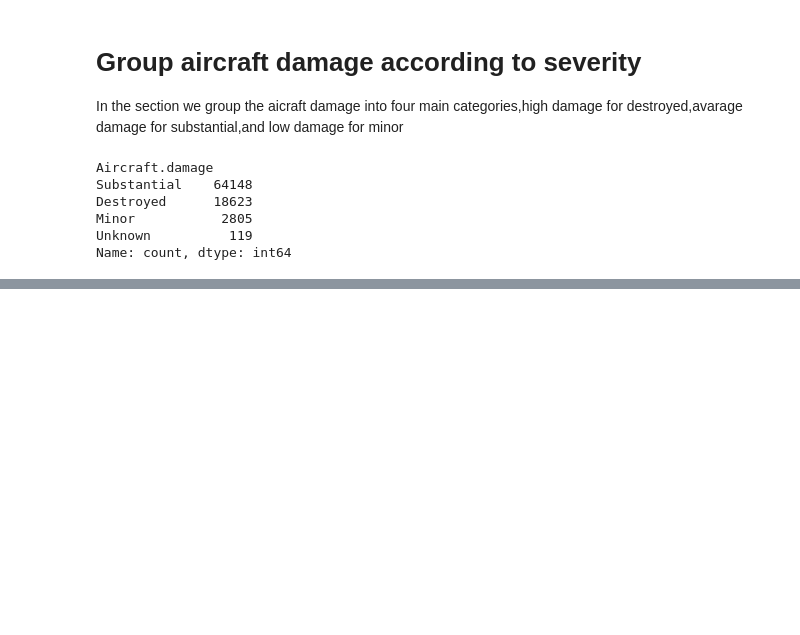
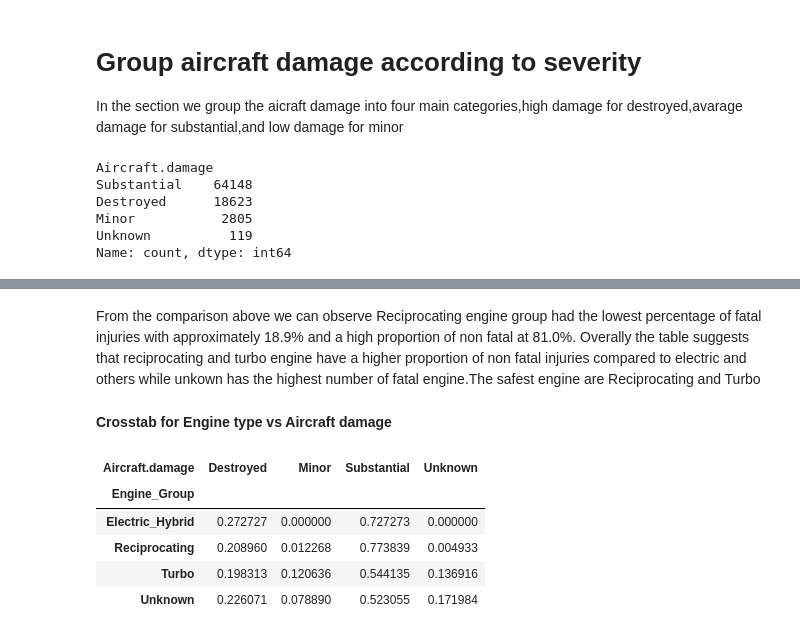
Before and after one commit to Marian-amo/Phase-1-project, a Jupyter notebook: project.ipynb/project.ipynb, the cells around one changed output, grey strips where cells are left out. Cells and saved outputs as stored; diff of their text form; code cells hidden in the pictures; blank space fills up the shorter version.

```diff
--- a/project.ipynb/project.ipynb
+++ b/project.ipynb/project.ipynb
@@ -422,0 +440,14 @@ Index(['Event.Id', 'Investigation.Type', 'Accident.Number', 'Event.Date',
+# %% [markdown]
+From the comparison above we can observe Reciprocating engine group had the lowest percentage of fatal injuries with approximately 18.9% and a high proportion of non fatal at 81.0%.
+Overally the table suggests that reciprocating and turbo engine have a higher proportion of non fatal injuries compared to electric and others while unkown has the highest number of fatal engine.The safest engine are Reciprocating and Turbo
+# %% [markdown]
+**Crosstab for Engine type vs Aircraft damage**
+# %%
+pd.crosstab(df['Engine_Group'], df['Aircraft.damage'], normalize='index')
+# %% [output]
+| Aircraft.damage | Destroyed | Minor | Substantial | Unknown |
+| Engine_Group |  |  |  |  |
+| Electric_Hybrid | 0.272727 | 0.000000 | 0.727273 | 0.000000 |
+| Reciprocating | 0.208960 | 0.012268 | 0.773839 | 0.004933 |
+| Turbo | 0.198313 | 0.120636 | 0.544135 | 0.136916 |
+| Unknown | 0.226071 | 0.078890 | 0.523055 | 0.171984 |
```
Also changed, not shown: parts of 15 cells of this notebook.
